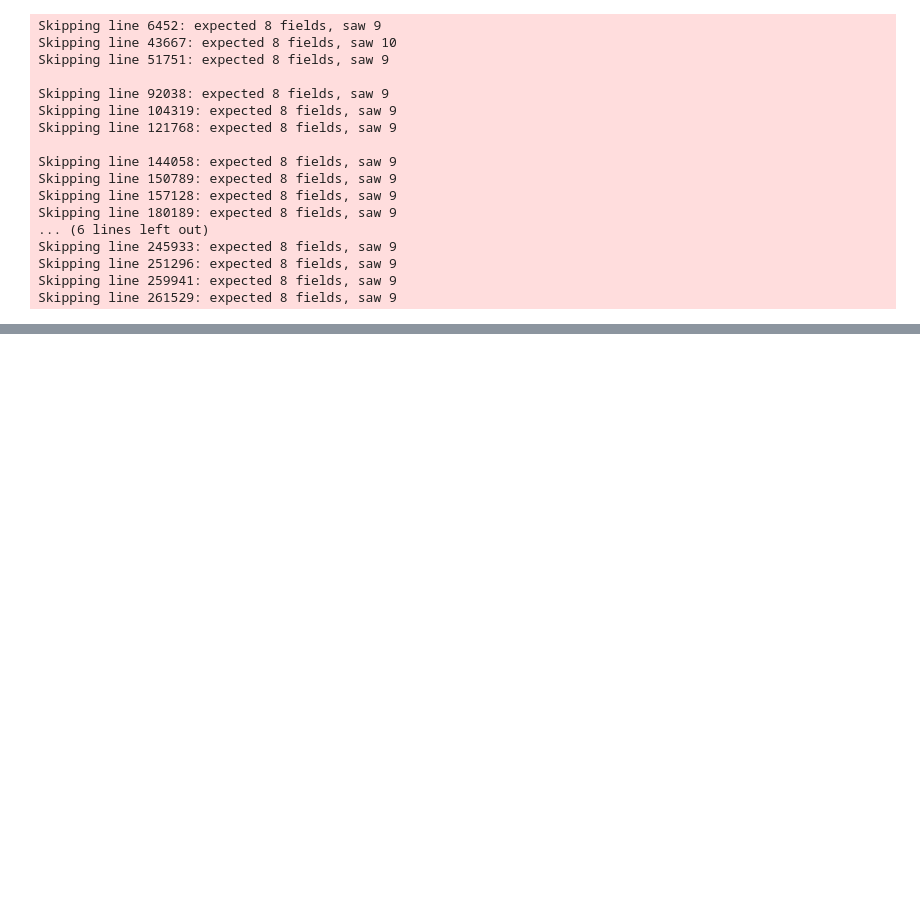
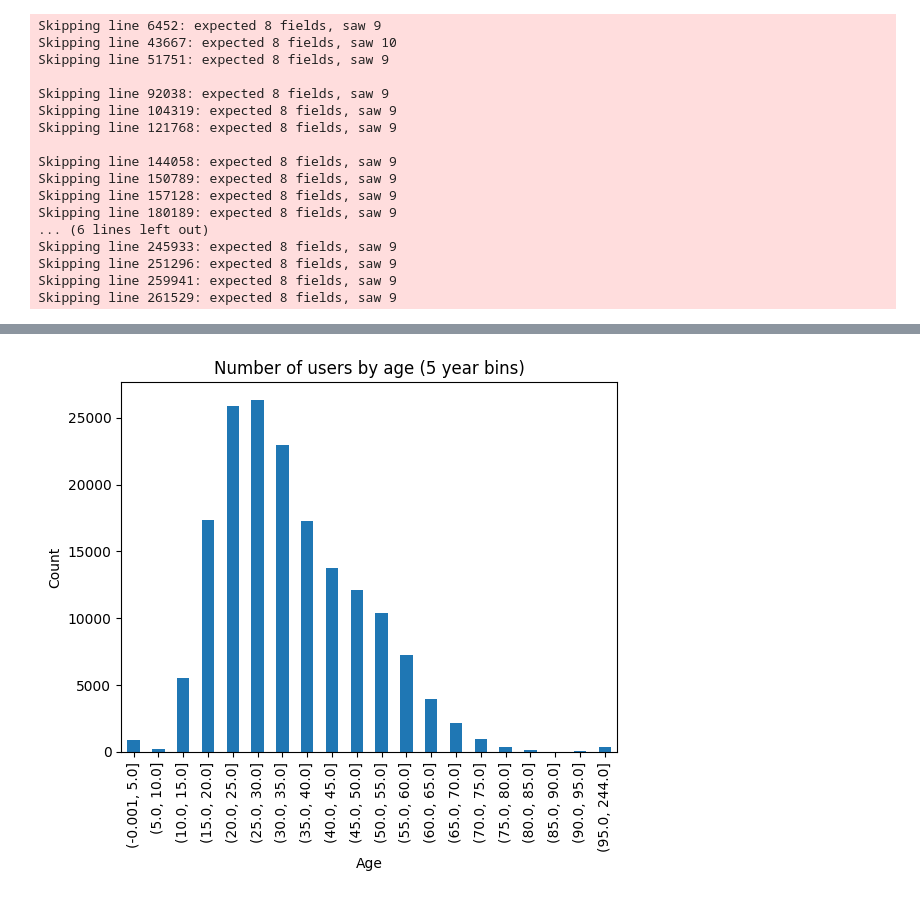
Before and after one commit to grimtoma/book_recomandation, a Jupyter notebook: recommendation.ipynb, the cells around one changed output, grey strips where cells are left out. Saved outputs shown, nothing was run; the diff lists cells and outputs as text; code cells hidden in the pictures; blank space fills up the shorter version.

```diff
--- a/recommendation.ipynb
+++ b/recommendation.ipynb
@@ -95,0 +118,14 @@ None
+# %%
+age_bins = list(range(0,100,5))
+age_bins.append(244)
+
+user_ages = users_df["Age"].value_counts(bins=age_bins).sort_index()
+
+fig = user_ages.plot(kind="bar")
+
+fig.set_title("Number of users by age (5 year bins)")
+fig.set_xlabel("Age")
+fig.set_ylabel("Count")
+plt.show()
+# %% [output]
+[figure, added]
```
Also changed, not shown: parts of 14 cells of this notebook.
